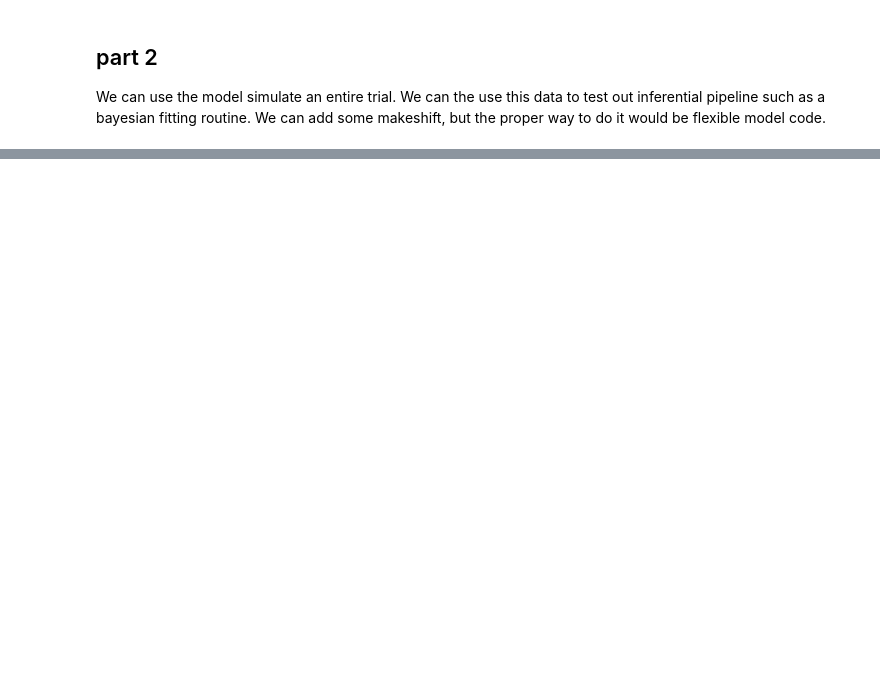
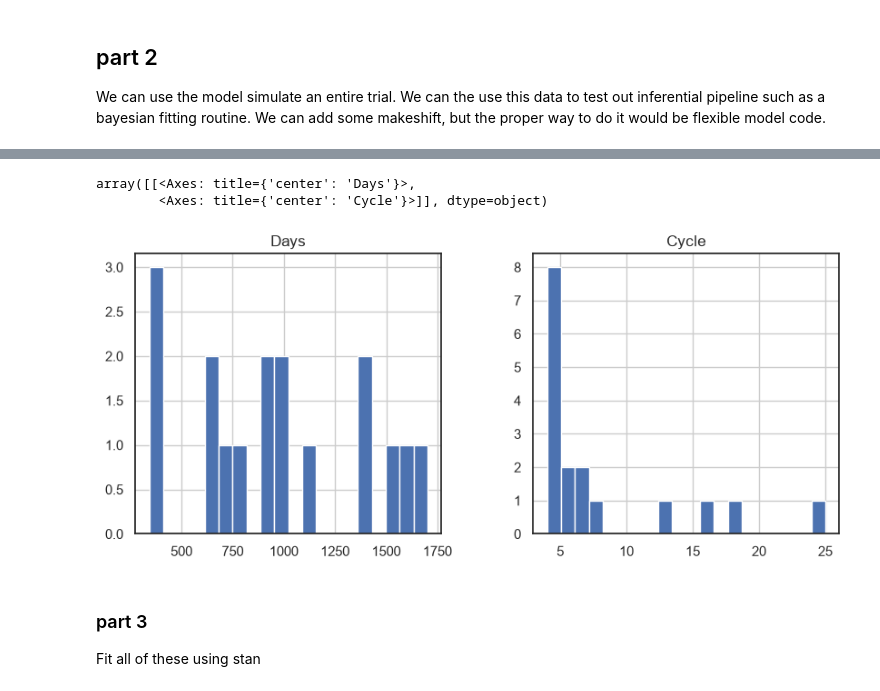
Before and after one commit to emilfrej/biomarker_uncertainty, a Jupyter notebook: python/genertate_synth_AT_trial_data.ipynb, the cells around one changed output, grey strips where cells are left out. Cells and saved outputs as stored; diff of their text form; code cells hidden in the pictures; blank space fills up the shorter version.

```diff
--- a/python/genertate_synth_AT_trial_data.ipynb
+++ b/python/genertate_synth_AT_trial_data.ipynb
@@ -189,0 +200,19 @@ Check passed or not checking progression on AT! Saving Patient 4 out of 5
+# %%
+import glob
+import re
+files = glob.glob('../data/*.csv')
+pattern = r'-?\d+\.?\d*'
+dfs = [pd.read_csv(file) for file in files]
+dfs = [add_cycle_col(df, treatment_col='Abi') for df in dfs]
+identifiers = [re.findall(pattern, file)[0] for file in files]
+df = pd.concat([df.assign(PatientID = id) for id, df in zip(identifiers, dfs)]).reset_index(drop=True)
+
+summary = df.groupby('PatientID').agg({'Days': 'max', 'Cycle': 'max' })
+summary.hist(bins=20, figsize=(10, 4))
+# %% [output]
+array([[<Axes: title={'center': 'Days'}>,
+        <Axes: title={'center': 'Cycle'}>]], dtype=object)
+[figure, added]
+# %% [markdown]
+### part 3
+Fit all of these using stan
```
Also changed, not shown: parts of 9 cells of this notebook, 8 other files.
